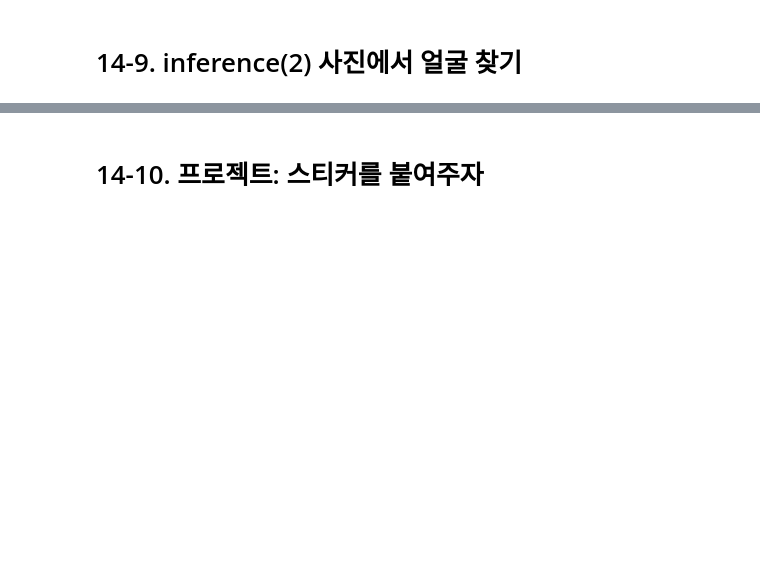
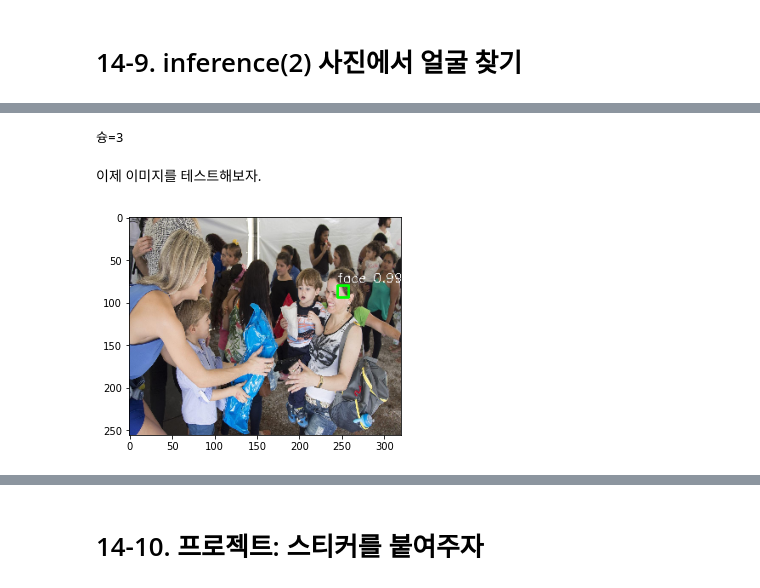
Before and after one commit to cowFarmer/AI_study, a Jupyter notebook: GoingDeeper/G14_face_sticker/study.ipynb, the cells around one changed output, grey strips where cells are left out. Saved outputs shown, nothing was run; the diff lists cells and outputs as text; code cells hidden in the pictures; blank space fills up the shorter version.

```diff
--- a/GoingDeeper/G14_face_sticker/study.ipynb
+++ b/GoingDeeper/G14_face_sticker/study.ipynb
@@ -440,0 +1035,5 @@ print('슝=3')
+# %%
+boxes = default_box()
+train_dataset = load_dataset(boxes, train=True)
+
+print('슝=3')
@@ -442,0 +1171,7 @@ print('슝=3')
+# %%
+def decode_bbox_tf(predicts, boxes, variances=[0.1, 0.2]):
+    centers = boxes[:, :2] + predicts[:, :2] * variances[0] * boxes[:, 2:]
+    sides = boxes[:, 2:] * tf.math.exp(predicts[:, 2:] * variances[1])
+    return tf.concat([centers - sides / 2, centers + sides / 2], axis=1)
+
+print('슝=3')
@@ -444,0 +1253,8 @@ print('슝=3')
+# %%
+def recover_pad(boxes, pad_params):
+    img_h, img_w, img_pad_h, img_pad_w = pad_params
+    box = np.reshape(boxes[0], [-1, 2, 2]) * [(img_pad_w + img_w) / img_w, (img_pad_h + img_h) / img_h]
+    boxes[0] = np.reshape(box, [-1, 4])
+    return boxes
+
+print('슝=3')
@@ -444,0 +1265,59 @@ print('슝=3')
+# %%
+def draw_box_on_face(img, boxes, classes, scores, box_index, class_list):
+    img_height = img.shape[0]
+    img_width = img.shape[1]
+
+    x_min = int(boxes[box_index][0] * img_width)
+    y_min = int(boxes[box_index][1] * img_height)
+    x_max = int(boxes[box_index][2] * img_width)
+    y_max = int(boxes[box_index][3] * img_height)
+
+    if classes[box_index] == 1:
+        color = (0, 255, 0)
+    else:
+        color = (0, 0, 255)
+    cv2.rectangle(img, (x_min, y_min), (x_max, y_max), color, 2)
+
+    if len(scores) > box_index :
+        score = "{:.4f}".format(scores[box_index])
+        class_name = class_list[classes[box_index]]
+        label = '{} {}'.format(class_name, score)
+        position = (x_min, y_min - 4)
+        cv2.putText(img, label, position, cv2.FONT_HERSHEY_SIMPLEX, 0.5, (255, 255, 255))
+
+print('슝=3')
+# %% [output]
+슝=3
+# %% [markdown]
+이제 이미지를 테스트해보자.
+# %%
+filepath = os.path.join(PROJECT_PATH, 'checkpoints', 'weights_epoch_010.h5')
+model.save_weights(filepath)
+
+def detect_face(IMAGE_PATH):
+    img_raw = cv2.imread(IMAGE_PATH)
+    img_raw = cv2.resize(img_raw, (IMAGE_WIDTH, IMAGE_HEIGHT))
+    img = np.float32(img_raw.copy())
+
+    img = cv2.cvtColor(img, cv2.COLOR_BGR2RGB)
+    img, pad_params = pad_input_image(img, max_steps=max(BOX_STEPS))
+    img = img / 255.0
+
+    boxes = default_box()
+    boxes = tf.cast(boxes, tf.float32)
+
+    predictions = model.predict(img[np.newaxis, ...])
+
+    pred_boxes, labels, scores = parse_predict(predictions, boxes)
+    pred_boxes = recover_pad(pred_boxes, pad_params)
+
+    for box_index in range(len(pred_boxes)):
+        draw_box_on_face(img_raw, pred_boxes, labels, scores, box_index, IMAGE_LABELS)
+
+    plt.imshow(cv2.cvtColor(img_raw, cv2.COLOR_BGR2RGB))
+    plt.show()
+
+TEST_IMAGE_PATH = os.path.join(PROJECT_PATH, 'image.jpg')
+detect_face(TEST_IMAGE_PATH)
+# %% [output]
+[figure, added]
```
Also changed, not shown: parts of 66 cells of this notebook.
